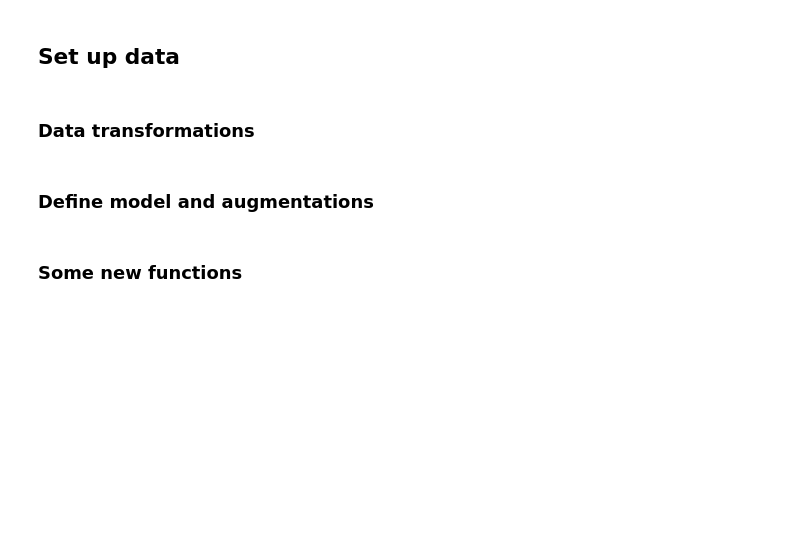
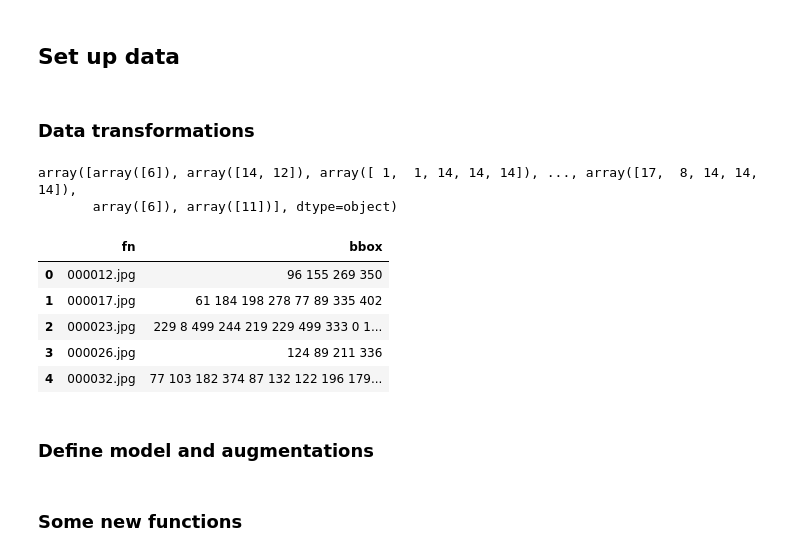
Before and after one commit to evgenysushko/fastai_course, a Jupyter notebook: dl2/quick-pascal-multi.ipynb, the cells around one changed output. Saved outputs shown, nothing was run; the diff lists cells and outputs as text; code cells hidden in the pictures; blank space fills up the shorter version.

```diff
--- a/dl2/quick-pascal-multi.ipynb
+++ b/dl2/quick-pascal-multi.ipynb
@@ -136,0 +143,8 @@ plt.tight_layout()
+# %%
+mc = [[cats[p[1]] for p in trn_anno[o]] for o in trn_ids]
+id2cat = list(cats.values())
+cat2id = {v:k for k,v in enumerate(id2cat)}
+mcs = np.array([np.array([cat2id[p] for p in o]) for o in mc]); mcs
+# %% [output]
+array([array([6]), array([14, 12]), array([ 1,  1, 14, 14, 14]), ..., array([17,  8, 14, 14, 14]),
+       array([6]), array([11])], dtype=object)
@@ -137,2 +154,17 @@ plt.tight_layout()
+# %%
+mbb = [np.concatenate([p[0] for p in trn_anno[o]]) for o in trn_ids]
+mbbs = [' '.join(str(p) for p in o) for o in mbb]
+
+df = pd.DataFrame({'fn': [trn_fns[o] for o in trn_ids], 'bbox': mbbs}, columns=['fn','bbox'])
+df.to_csv(MBB_CSV, index=False)
+# %%
+df.head()
+# %% [output]
+|  | fn | bbox |
+| 0 | 000012.jpg | 96 155 269 350 |
+| 1 | 000017.jpg | 61 184 198 278 77 89 335 402 |
+| 2 | 000023.jpg | 229 8 499 244 219 229 499 333 0 1... |
+| 3 | 000026.jpg | 124 89 211 336 |
+| 4 | 000032.jpg | 77 103 182 374 87 132 122 196 179... |
 # %% [markdown]
 ### Define model and augmentations
```
Also changed, not shown: parts of 37 cells of this notebook.
